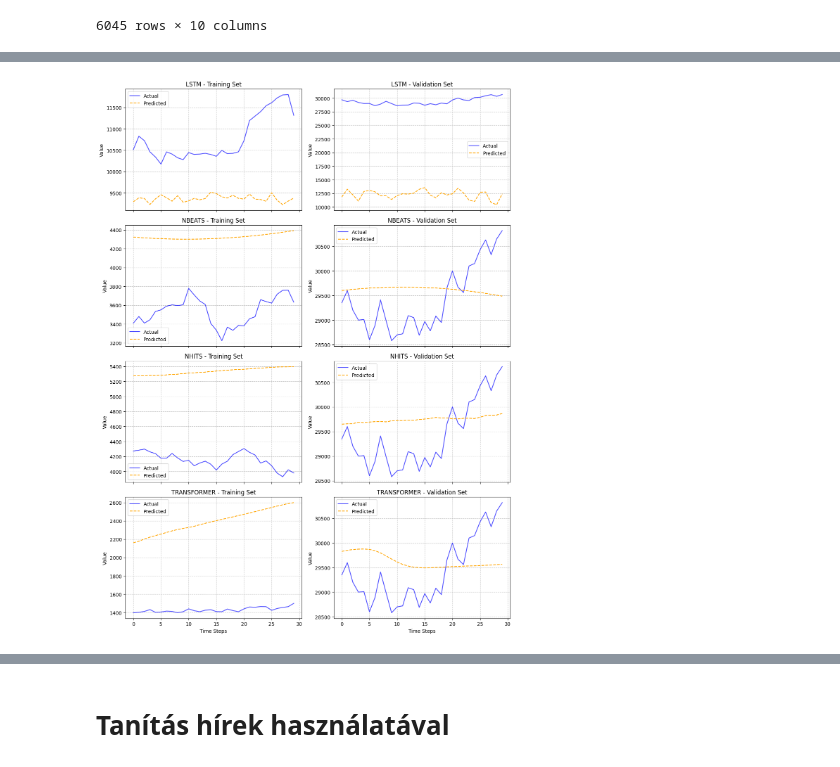
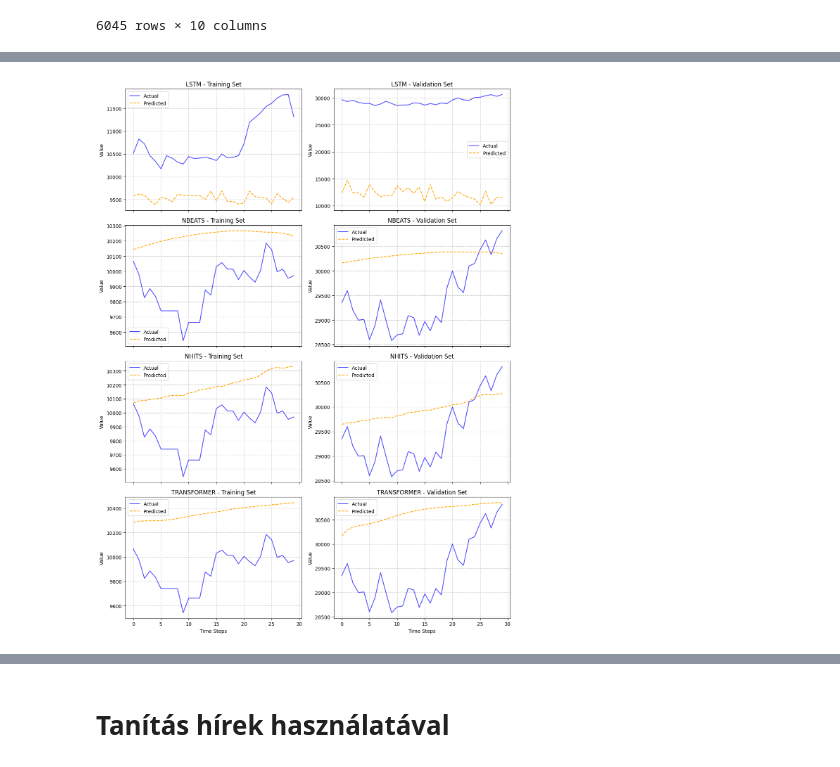
Before and after one commit to verespeter98/Diplomamunka, a Jupyter notebook: forecast_model_training/training_with_mlflow.ipynb, the cells around one changed output, grey strips where cells are left out. Cells and saved outputs as stored; diff of their text form; code cells hidden in the pictures.

```diff
--- a/forecast_model_training/training_with_mlflow.ipynb
+++ b/forecast_model_training/training_with_mlflow.ipynb
@@ -375,36 +412,46 @@ import numpy as np
 import torch
 import joblib
 
+# Assuming model_names is defined as provided
 model_names = {"lstm": lstm_model, "nbeats": nbeats_model, "nhits": nhits_model, "transformer": transformer_model}
 
 scaler = joblib.load("../data_pipeline/scaler_model.pkl")
 
+# Initialize dictionaries to store predictions
 train_predictions = {}
-val_predictions = {}
+test_predictions = {}
 train_actuals = {}
-val_actuals = {}
+test_actuals = {}
 
+# Generate predictions for each model
 for name in model_names:
     if name == "lstm":
+        # LSTM predictions (Keras)
         train_pred = lstm_model.predict(train_X)
-        val_pred = lstm_model.predict(val_X)
+        test_pred = lstm_model.predict(test_X)
+        # Inverse transform to original scale
         train_predictions[name] = scaler.inverse_transform(train_pred)[-1]
-        val_predictions[name] = scaler.inverse_transform(val_pred)[-1]
+        test_predictions[name] = scaler.inverse_transform(test_pred)[-1]
         train_actuals[name] = scaler.inverse_transform(train_y)[-1]
-        val_actuals[name] = scaler.inverse_transform(val_y)[-1]
+        test_actuals[name] = scaler.inverse_transform(test_y)[-1]
     else:
+        # PyTorch-based models (nbeats, nhits, transformer)
         model = model_names[name]
+        # Generate predictions
         train_pred = model.predict(train_dataloader).detach().numpy()
-        val_pred = model.predict(val_dataloader).detach().numpy()
+        test_pred = model.predict(test_dataloader).detach().numpy()
+        # Get actuals
         train_actual = torch.cat([y[0] for x, y in iter(train_dataloader)]).numpy()
-        val_actual = torch.cat([y[0] for x, y in iter(val_dataloader)]).numpy()
+        test_actual = torch.cat([y[0] for x, y in iter(test_dataloader)]).numpy()
         train_predictions[name] = scaler.inverse_transform(train_pred)[-1]
-        val_predictions[name] = scaler.inverse_transform(val_pred)[-1]
+        test_predictions[name] = scaler.inverse_transform(test_pred)[-1]
         train_actuals[name] = scaler.inverse_transform(train_actual)[-1]
-        val_actuals[name] = scaler.inverse_transform(val_actual)[-1]
+        test_actuals[name] = scaler.inverse_transform(test_actual)[-1]
 
+# Set up the figure with subplots for each model
 fig, axes = plt.subplots(len(model_names), 2, figsize=(12, 4 * len(model_names)), sharex=True)
 
+# Plot predictions vs actuals for each model
 for idx, name in enumerate(model_names):
     # Training set plot
     axes[idx][0].plot(train_actuals[name], label='Actual', color='blue', alpha=0.7)
@@ -415,16 +462,18 @@ for idx, name in enumerate(model_names):
     axes[idx][0].grid(True, linestyle='--', alpha=0.7)
 
     # Validation set plot
-    axes[idx][1].plot(val_actuals[name], label='Actual', color='blue', alpha=0.7)
-    axes[idx][1].plot(val_predictions[name], label='Predicted', color='orange', linestyle='--')
+    axes[idx][1].plot(test_actuals[name], label='Actual', color='blue', alpha=0.7)
+    axes[idx][1].plot(test_predictions[name], label='Predicted', color='orange', linestyle='--')
     axes[idx][1].set_title(f'{name.upper()} - Validation Set')
     axes[idx][1].set_ylabel('Value')
     axes[idx][1].legend()
     axes[idx][1].grid(True, linestyle='--', alpha=0.7)
 
+# Set common x-label and adjust layout
 for ax in axes[-1]:
     ax.set_xlabel('Time Steps')
 plt.tight_layout()
 
+# Show the plot
 plt.show()
 # %% [output]
@@ -438,3 +484,3 @@ c:\Users\veres\Documents\Diplomamunka\.venv\Lib\site-packages\lightning\pytorch\
 c:\Users\veres\Documents\Diplomamunka\.venv\Lib\site-packages\lightning\pytorch\trainer\connectors\data_connector.py:433: The 'predict_dataloader' does not have many workers which may be a bottleneck. ...
-[figure, old version]
+[figure, new version]
 # %%
```
Also changed, not shown: parts of 21 cells of this notebook, 4 other files.
